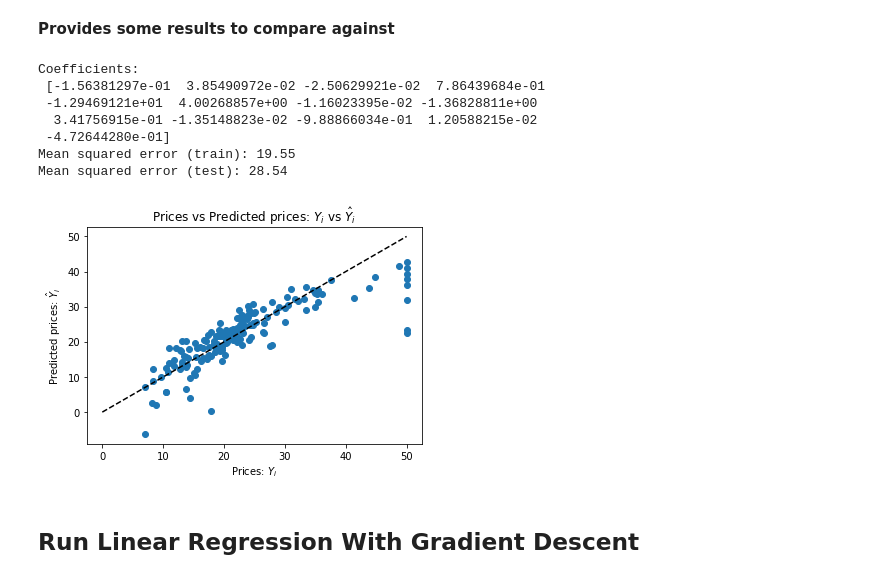
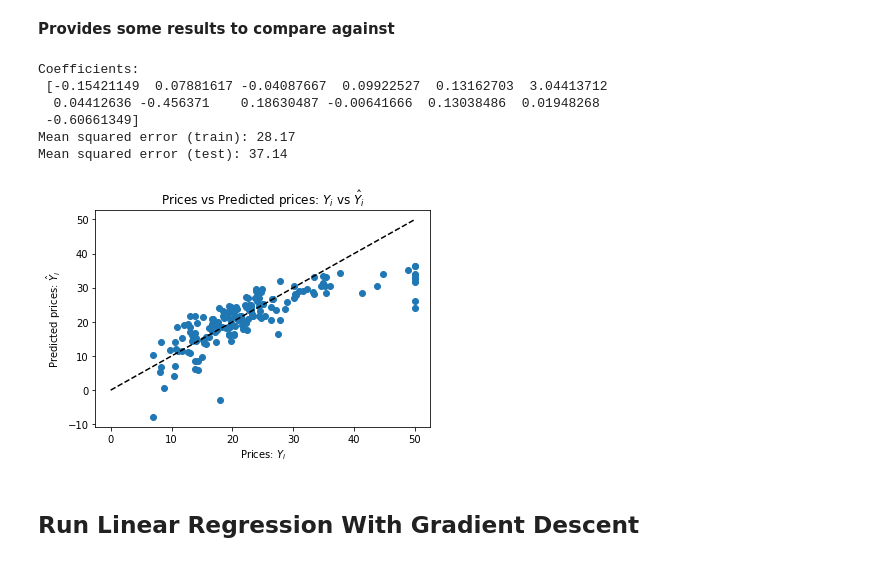
Before and after one commit to spiritedtechie/boston-house-prices-prediction, a Jupyter notebook: Boston House Prices - Linear Regression.ipynb, the cells around one changed output. Drawn from its saved outputs; the diff is of its cells as text; code cells hidden in the pictures.

```diff
--- a/Boston House Prices - Linear Regression.ipynb
+++ b/Boston House Prices - Linear Regression.ipynb
@@ -248,24 +249,24 @@ Optimised theta cost: 0.849686414478767
 # %% [markdown]
 <b>Provides some results to compare against</b>
 # %%
-regr = linear_model.LinearRegression()
+# regr = linear_model.LinearRegression()
+regr = linear_model.SGDRegressor(penalty="none", max_iter=3000, learning_rate='constant', eta0=0.000001, tol=None)
 regr.fit(X_train, y_train)
 y_pred = regr.predict(X_test)
 
 print('Coefficients: \n', regr.coef_)
 print("Mean squared error (train): %.2f" % metrics.mean_squared_error(y_train, regr.predict(X_train)))
 print("Mean squared error (test): %.2f" % metrics.mean_squared_error(y_test, y_pred))
 
 plot_actual_over_predicted(y_test, y_pred)
 # %% [output]
 Coefficients:
- [-1.56381297e-01  3.85490972e-02 -2.50629921e-02  7.86439684e-01
- -1.29469121e+01  4.00268857e+00 -1.16023395e-02 -1.36828811e+00
-  3.41756915e-01 -1.35148823e-02 -9.88866034e-01  1.20588215e-02
- -4.72644280e-01]
-Mean squared error (train): 19.55
-Mean squared error (test): 28.54
+ [-0.15421149  0.07881617 -0.04087667  0.09922527  0.13162703  3.04413712
+  0.04412636 -0.456371    0.18630487 -0.00641666  0.13038486  0.01948268
+ -0.60661349]
+Mean squared error (train): 28.17
+Mean squared error (test): 37.14
-[figure, old version]
+[figure, new version]
 # %% [markdown]
 ## Run Linear Regression With Gradient Descent
 # %%
```
Also changed, not shown: parts of 5 cells of this notebook, 1 other file.
